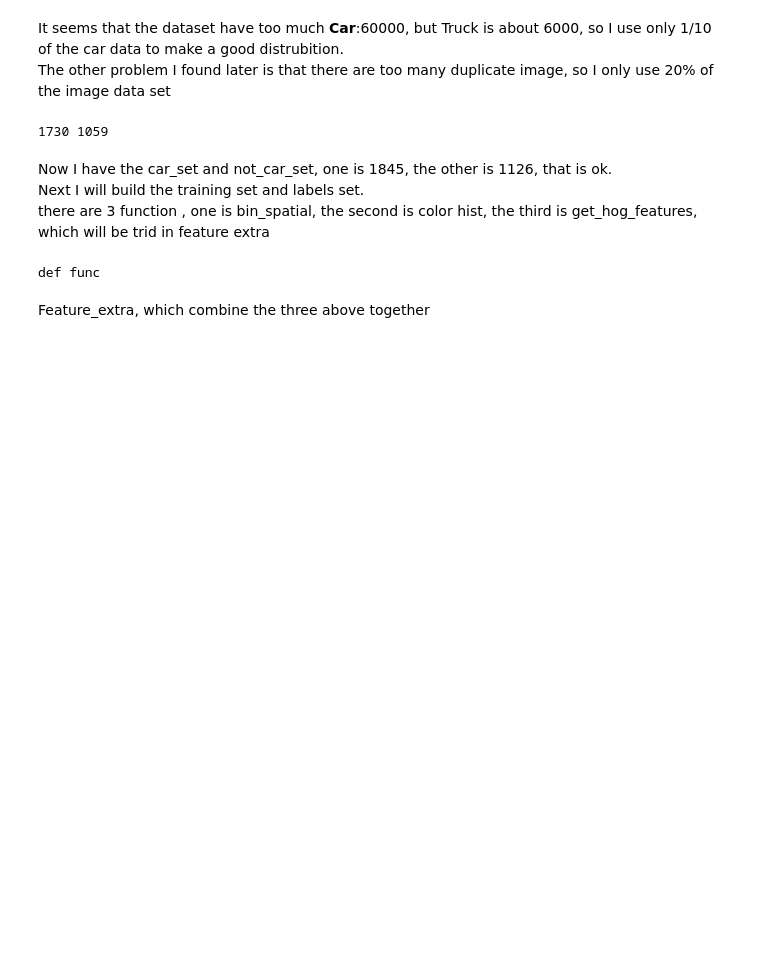
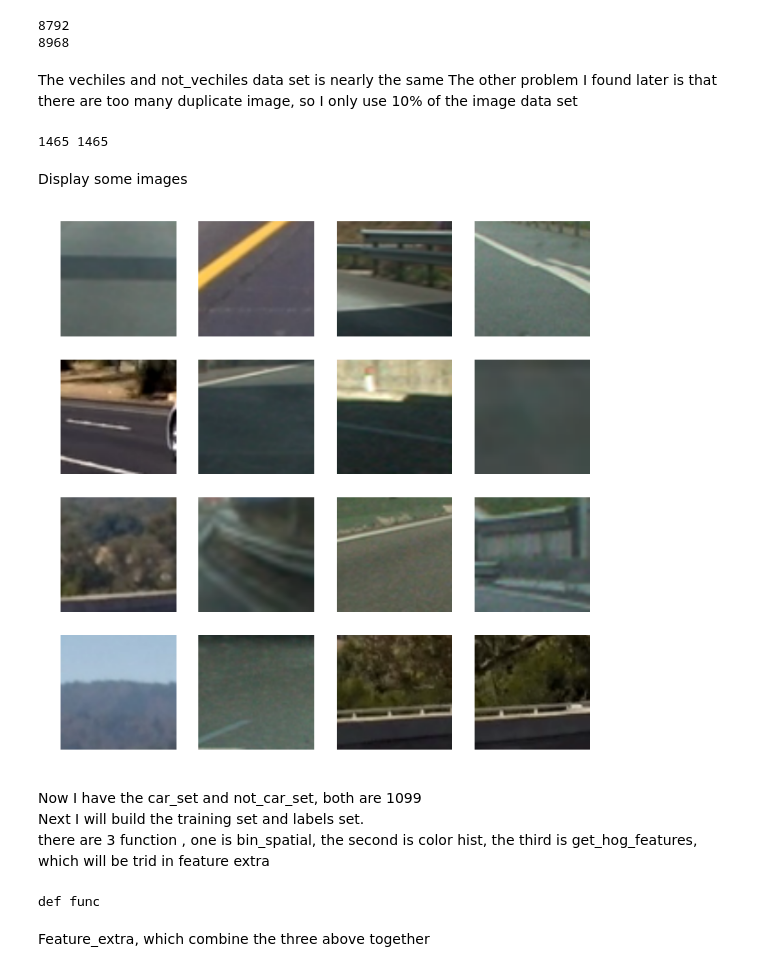
Before and after one commit to vvsuperman/CarND-Vehicle-Detection, a Jupyter notebook: vec_det.ipynb, the cells around one changed output. Drawn from its saved outputs; the diff is of its cells as text; code cells hidden in the pictures; blank space fills up the shorter version.

```diff
--- a/vec_det.ipynb
+++ b/vec_det.ipynb
@@ -45,32 +4,49 @@ visible_data()
+# %%
+import pandas as pd
+import matplotlib.pyplot as plt
+import matplotlib
+import csv
+import numpy as np
+import cv2
+import matplotlib.image as mpimg
+
+import glob
+
+#父目录中的.py文件
+veh_images = glob.glob('vehicles/*/*.png')
+print(len(veh_images))
+not_veh_images = glob.glob('non-vehicles/*/*.png')
+print(len(not_veh_images))
+# %% [output]
+8792
+8968
 # %% [markdown]
-It seems that the dataset have too much **Car**:60000, but Truck is about 6000, so I use only 1/10 of the car data to make a good distrubition.
-The other problem I found later is that there are too many duplicate image, so I only use 20% of the image data set
+The vechiles and not_vechiles data set is nearly the same
+The other problem I found later is that there are too many duplicate image, so I only use 10% of the image data set
-# %%
-import random
-# read data and store data in an array
-def build_data(file_name):
-    car_set=[]
-    not_car_set=[]
-    with open(file_name) as csvfile:
-        spamreader = csv.reader(csvfile)
-        for row in spamreader:
-            if row[5] == 'Car':
-                if random.random()<0.016:
-                    car_set.append(row)
-            elif row[5] == 'Truck':
-                if random.random()<0.2:
-                    car_set.append(row)
-            elif row[5] == 'Pedestrian':
-                if random.random()<0.2:
-                    not_car_set.append(row)
-    return car_set, not_car_set
-
-car_set, not_car_set= build_data('object-detection-crowdai/labels.csv')
-print(len(car_set),len(not_car_set))
-# %% [output]
-1730 1059
+# %%
+import random
+car_set = random.sample(veh_images,int(len(veh_images)/6))
+not_car_set = random.sample(not_veh_images,int(len(veh_images)/6))
+
+print(len(car_set),len(not_car_set))
+# %% [output]
+1465 1465
+# %% [markdown]
+Display some images
+# %%
+figure = plt.figure(figsize=(10,10))
+factors = [4,4]
+i = random.randint(0,900)
+
+for ind in range(16):
+    img = figure.add_subplot(factors[0],factors[1],ind + 1)
+    val =  mpimg.imread(not_car_set[i+ind])
+    plt.axis("off")
+    plt.imshow(val, cmap='gray')
+# %% [output]
+[figure, added]
 # %% [markdown]
-Now I have the car_set and not_car_set, one is 1845, the other is 1126, that is ok.
+Now I have the car_set and not_car_set, both are 1099
 Next I will build the training set and labels set.
 there are 3 function , one is bin_spatial, the second is color hist, the third is get_hog_features, which will be trid in feature extra
 # %%
```
Also changed, not shown: parts of 11 cells of this notebook.
